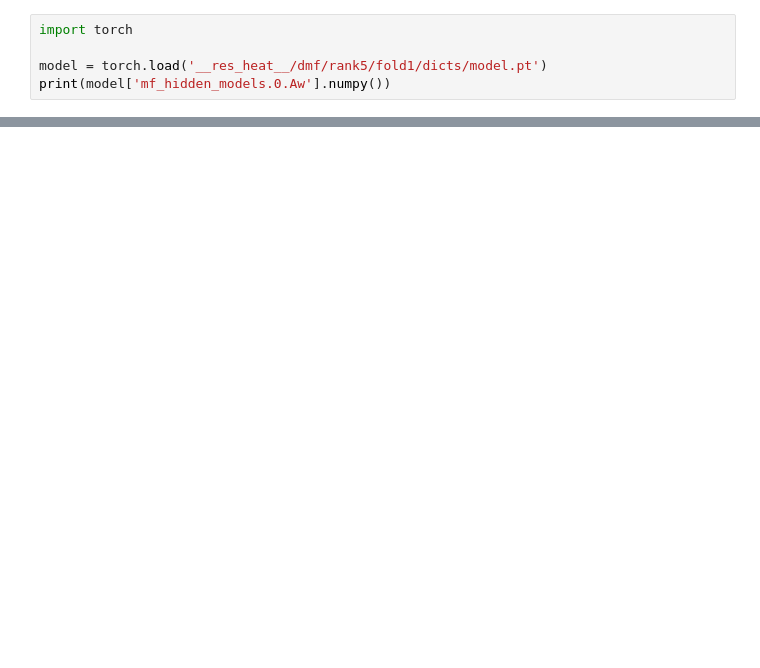
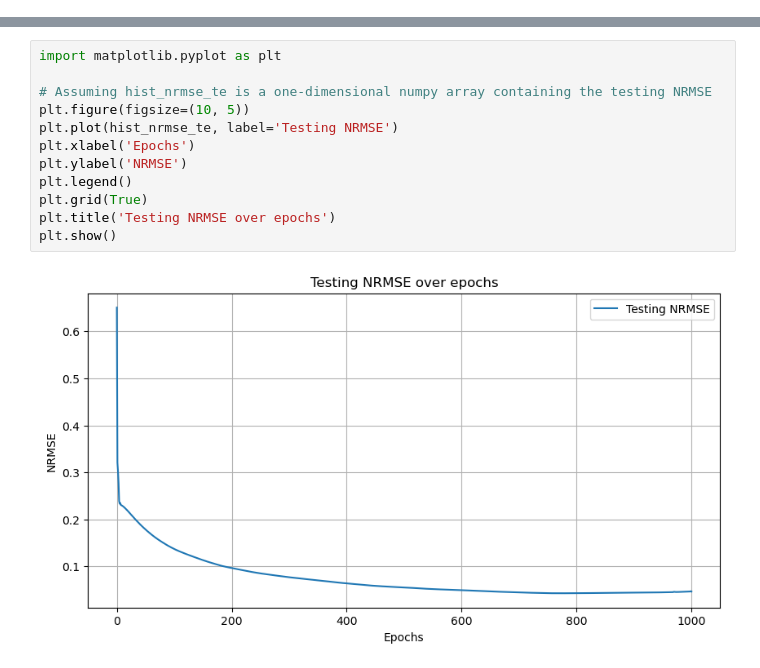
Before and after one commit to liwenlin664477/Probability-Surrogate-Learning, a Jupyter notebook: IFHoGP/test_IFHoGP.ipynb, the cells around one changed output, grey strips where cells are left out. Cells and saved outputs as stored; diff of their text form; blank space fills up the shorter version.

```diff
--- a/IFHoGP/test_IFHoGP.ipynb
+++ b/IFHoGP/test_IFHoGP.ipynb
@@ -1,5 +0,0 @@
-# %%
-import torch
-
-model = torch.load('__res_heat__/dmf/rank5/fold1/dicts/model.pt')
-print(model['mf_hidden_models.0.Aw'].numpy())
@@ -47,0 +429,14 @@ model2 = torch.load('__res_heat__/ifc_gpt/rank5/fold1/dicts/model.pt')
+# %%
+import matplotlib.pyplot as plt
+
+# Assuming hist_nrmse_te is a one-dimensional numpy array containing the testing NRMSE
+plt.figure(figsize=(10, 5))
+plt.plot(hist_nrmse_te, label='Testing NRMSE')
+plt.xlabel('Epochs')
+plt.ylabel('NRMSE')
+plt.legend()
+plt.grid(True)
+plt.title('Testing NRMSE over epochs')
+plt.show()
+# %% [output]
+[figure, added]
```
Also changed, not shown: parts of 5 cells of this notebook, 3 other files.
